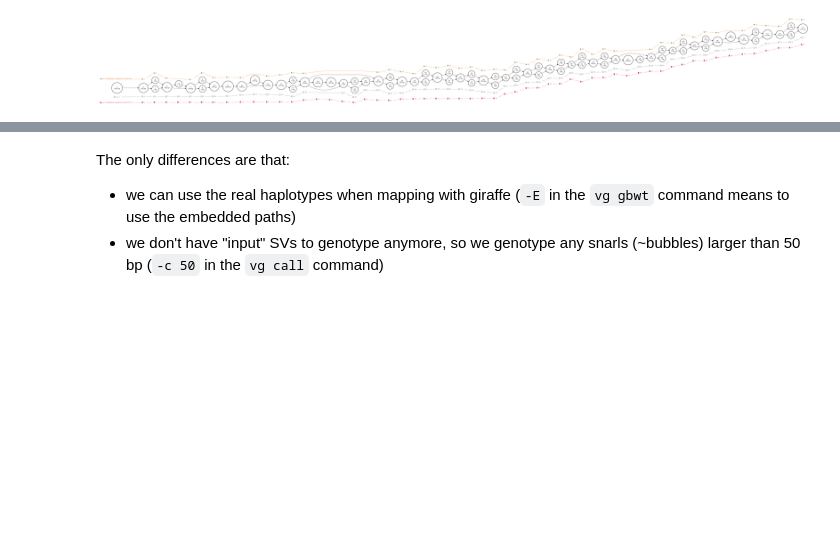
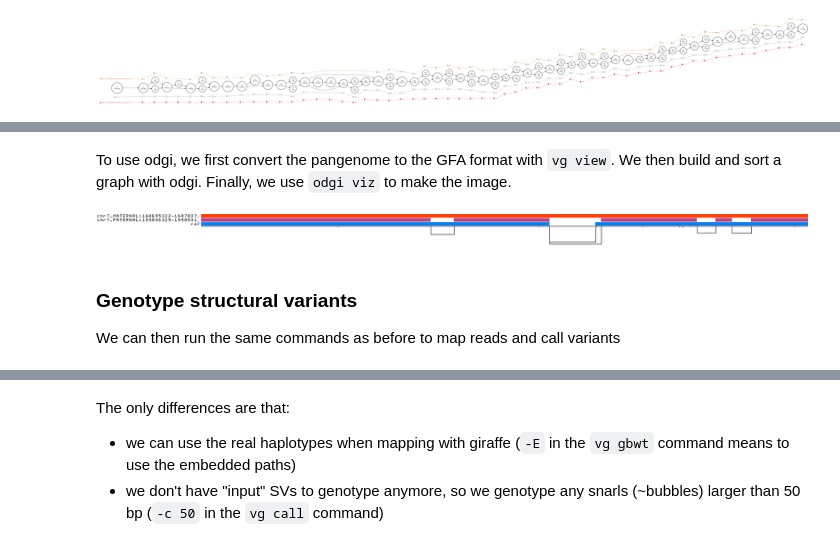
Before and after one commit to jmonlong/workshop-hprc-hugo24, a Jupyter notebook: data/giraffe-vg-genotyping/pangenome-sv-genotyping.ipynb, the cells around one changed output, grey strips where cells are left out. Saved outputs shown, nothing was run; the diff lists cells and outputs as text; code cells hidden in the pictures; blank space fills up the shorter version.

```diff
--- a/data/giraffe-vg-genotyping/pangenome-sv-genotyping.ipynb
+++ b/data/giraffe-vg-genotyping/pangenome-sv-genotyping.ipynb
@@ -246,0 +238,11 @@ warning[vg::giraffe]: Falling back on single-end mapping
+# %% [markdown]
+To use odgi, we first convert the pangenome to the GFA format with `vg view`. We then build and sort a graph with odgi.
+Finally, we use `odgi viz` to make the image.
+# %%
+Image(filename='msa.og.png')
+# %% [output]
+[figure, added]
+# %% [markdown]
+### Genotype structural variants
+
+We can then run the same commands as before to map reads and call variants
```
Also changed, not shown: parts of 20 cells of this notebook, 6 other files.
